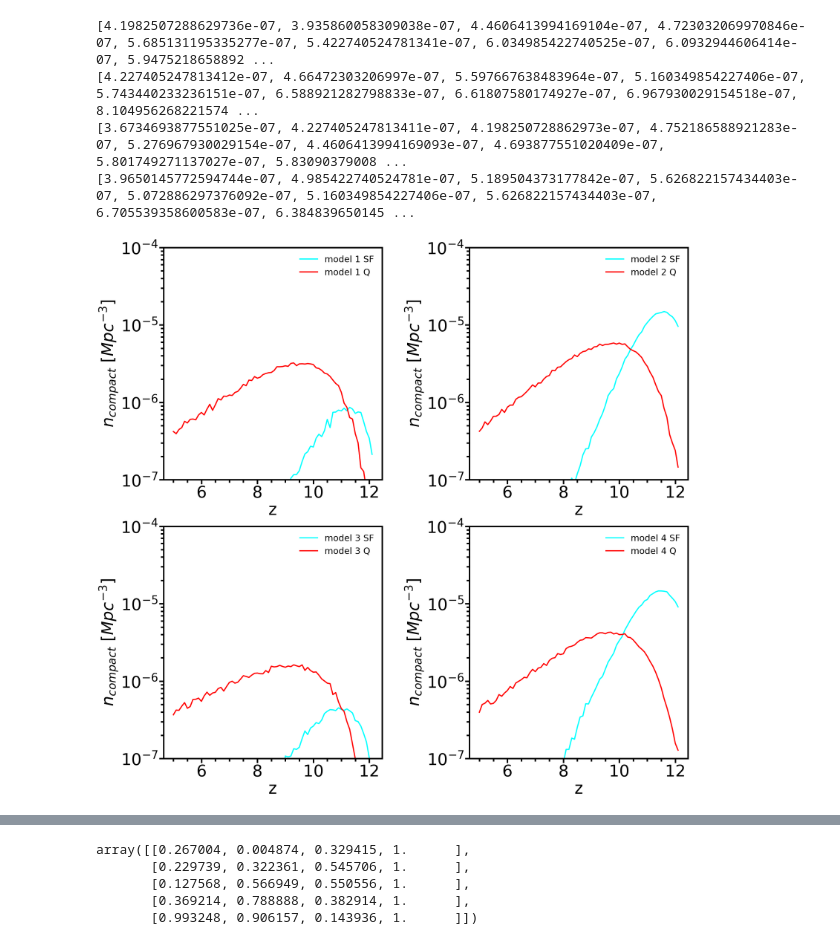
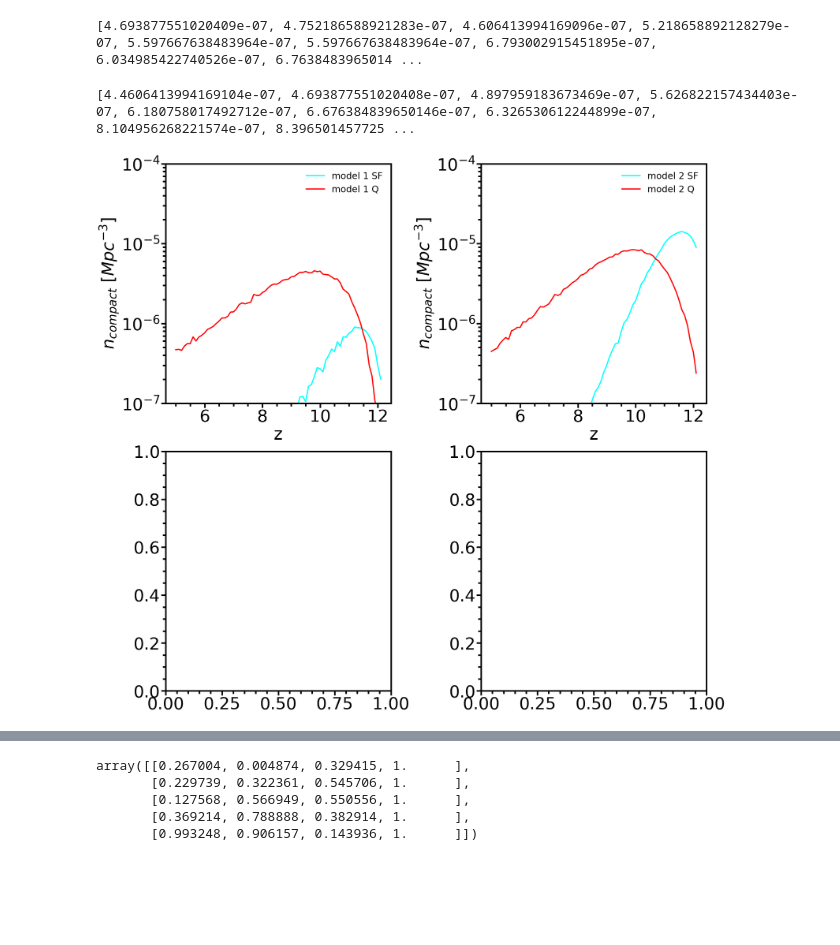
Before and after one commit to lorenzozanisi/SizeModels, a Jupyter notebook: src/Continuity.ipynb, the cells around one changed output, grey strips where cells are left out. Saved outputs shown, nothing was run; the diff lists cells and outputs as text; code cells hidden in the pictures; blank space fills up the shorter version.

```diff
--- a/src/Continuity.ipynb
+++ b/src/Continuity.ipynb
@@ -122,15 +119,15 @@ model_3 = dict(gamma10=0.65, scatterevol=False, gamma11=0,M11=0,SHMnorm11=0)
 model_4 = dict(gamma10=0.65, scatterevol=True, gamma11=0,M11=0,SHMnorm11=0)
 # %%
 models = [model_1,model_2,model_3,model_4]
-dictionary_models = {'model 1':model_1, 'model 2':model_2,'model 3':model_3,'model 4':model_4}
+dictionary_models = {'model 1':model_1, 'model 2':model_2}#'model 3':model_3,'model 4':model_4}
 
 out = {model_label: {'star forming':[], 'quenched':[]} for model_label in dictionary_models.keys()}
-out
+Re_out = out.copy()
 # %%
 bins=np.arange(-2,2,0.10)
 fig, axes = plt.subplots(2,2, sharey=False, figsize=(32,32))
 
-mus = [3]
+mus = [2.5]
 
 x = np.arange(1000,1000)
 #axes[0][0].text(0.2,3.e-4, r'$\delta=0.5$'+ '\n'+r'$\sigma_{SMHM}$=const', fontsize=40)
@@ -158,6 +155,8 @@ for ax,(model_label, model) in zip(axes.ravel(),dictionary_models.items()):
         quench_dict = {'M0':1,'mu':mu}
         Ncompact_SF = []
         Ncompact_Q = []
+        ReSF_compact = []
+        ReQ_compact = []
         for i,z in enumerate(redshifts):
             galaxies = Galaxies(z=z,dict_SMHM=model, quench_dict=quench_dict)
             df = galaxies.catalog
@@ -171,35 +170,42 @@ for ax,(model_label, model) in zip(axes.ravel(),dictionary_models.items()):
             ReSF = SFsizeModel.to_galaxy_size()
             ReQ = QsizeModel.to_galaxy_size()
 
             if i==0:
                 Re0 = np.median(ReQ)
 
             _, Ncompact_SF_ = SFsizeModel.get_number_density_and_compacts(ReSF, bins=bins,Type='Cassata', stars=None, Re0=Re0)
             _, Ncompact_Q_ = QsizeModel.get_number_density_and_compacts(ReQ, bins=bins,Type='Cassata', stars=None, Re0=Re0)
             Ncompact_SF.append(Ncompact_SF_)
             Ncompact_Q.append(Ncompact_Q_)
+
+            mask = np.ma.masked_less(ReSF, Re0-0.4).mask
+            ReSF_compact.append(np.median(ReSF[mask]))
+            mask = np.ma.masked_less(ReQ, Re0-0.4).mask
+            ReQ_compact.append(np.median(ReQ[mask]))
+
         print(Ncompact_Q)
         out[model_label]['star forming'] = Ncompact_SF
         out[model_label]['quenched'] = Ncompact_Q
+        Re_out[model_label]['star forming'] = ReSF_compact
+        Re_out[model_label]['quenched'] = ReQ_compact
+
         ax.plot(times, Ncompact_SF, lw=4, color='cyan',label=model_label+' SF')
         ax.plot(times, Ncompact_Q, lw=4, color='red', label=model_label+' Q')
         ax.set_ylim(1e-7,1.e-4)
        #ax.set_xlim(0,4)
        # ax.set_xscale('log')
         ax.set_yscale('log')
         ax.set_ylabel('$n_{compact} \ [Mpc^{-3}]$')
        # ax[1].text(1.5,1.e-4,'prediction', fontsize=45)
        # ax[0].text(1.5,1.e-4,'calibration', fontsize=45)
 
 
         ax.legend(fontsize=30, frameon=False, loc='upper right')
 #axes[1][0].legend(fontsize=30, frameon=False)
         ax.set_xlabel('z')
         ax.set_xlabel('z')
 plt.subplots_adjust(wspace=0.4)
 # %% [output]
-[4.1982507288629736e-07, 3.935860058309038e-07, 4.4606413994169104e-07, 4.723032069970846e-07, 5.685131195335277e-07, 5.422740524781341e-07, 6.034985422740525e-07, 6.0932944606414e-07, 5.9475218658892 ...
-[4.227405247813412e-07, 4.66472303206997e-07, 5.597667638483964e-07, 5.160349854227406e-07, 5.743440233236151e-07, 6.588921282798833e-07, 6.61807580174927e-07, 6.967930029154518e-07, 8.104956268221574 ...
-[3.6734693877551025e-07, 4.227405247813411e-07, 4.198250728862973e-07, 4.752186588921283e-07, 5.276967930029154e-07, 4.4606413994169093e-07, 4.693877551020409e-07, 5.801749271137027e-07, 5.83090379008 ...
-[3.9650145772594744e-07, 4.985422740524781e-07, 5.189504373177842e-07, 5.626822157434403e-07, 5.072886297376092e-07, 5.160349854227406e-07, 5.626822157434403e-07, 6.705539358600583e-07, 6.384839650145 ...
+[4.693877551020409e-07, 4.752186588921283e-07, 4.606413994169096e-07, 5.218658892128279e-07, 5.597667638483964e-07, 5.597667638483964e-07, 6.793002915451895e-07, 6.034985422740526e-07, 6.7638483965014 ...
+[4.4606413994169104e-07, 4.693877551020408e-07, 4.897959183673469e-07, 5.626822157434403e-07, 6.180758017492712e-07, 6.676384839650146e-07, 6.326530612244899e-07, 8.104956268221574e-07, 8.396501457725 ...
-[figure, old version]
+[figure, new version]
```
Also changed, not shown: parts of 6 cells of this notebook, 4 other files.
